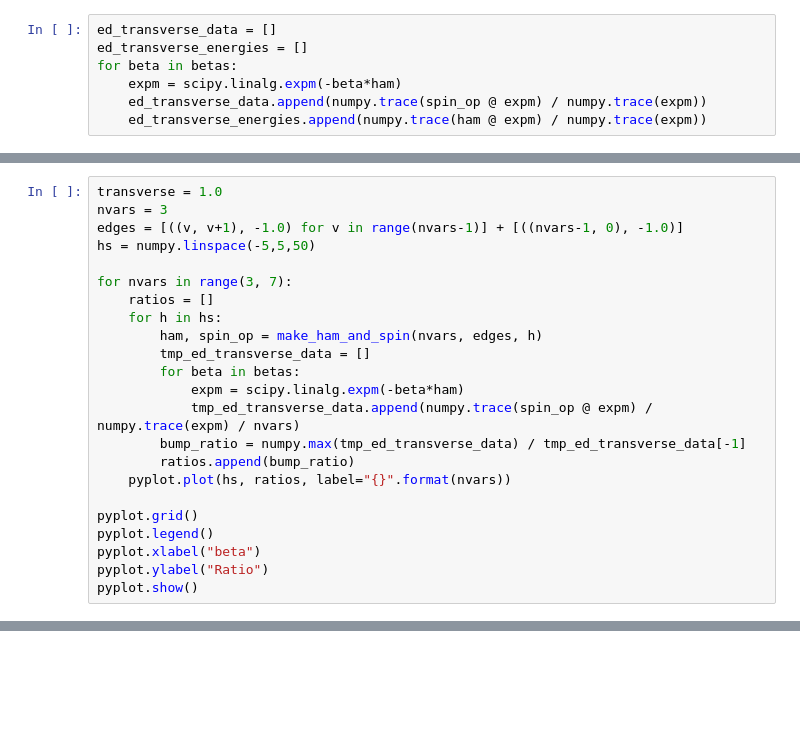
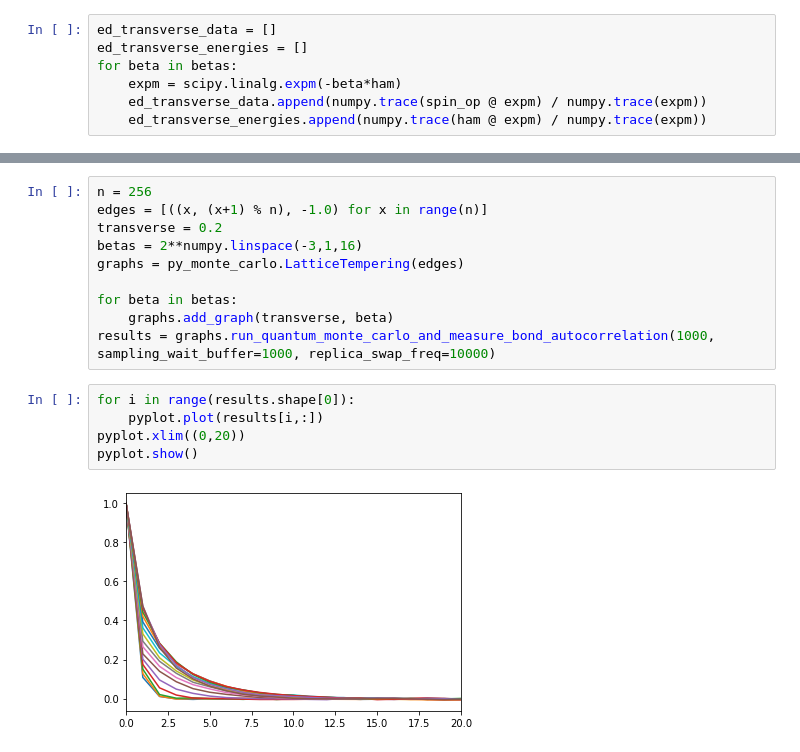
Before and after one commit to Renmusxd/DWave48, a Jupyter notebook: jupyter_notebook/MonteCarloTests-REPLICAS.ipynb, the cells around one changed output, grey strips where cells are left out. Saved outputs shown, nothing was run; the diff lists cells and outputs as text; blank space fills up the shorter version.

```diff
--- a/jupyter_notebook/MonteCarloTests-REPLICAS.ipynb
+++ b/jupyter_notebook/MonteCarloTests-REPLICAS.ipynb
@@ -566,23 +60,0 @@ pyplot.show()
-# %%
-transverse = 1.0
-nvars = 3
-edges = [((v, v+1), -1.0) for v in range(nvars-1)] + [((nvars-1, 0), -1.0)]
-hs = numpy.linspace(-5,5,50)
-
-for nvars in range(3, 7):
-    ratios = []
-    for h in hs:
-        ham, spin_op = make_ham_and_spin(nvars, edges, h)
-        tmp_ed_transverse_data = []
-        for beta in betas:
-            expm = scipy.linalg.expm(-beta*ham)
-            tmp_ed_transverse_data.append(numpy.trace(spin_op @ expm) / numpy.trace(expm) / nvars)
-        bump_ratio = numpy.max(tmp_ed_transverse_data) / tmp_ed_transverse_data[-1]
-        ratios.append(bump_ratio)
-    pyplot.plot(hs, ratios, label="{}".format(nvars))
-
-pyplot.grid()
-pyplot.legend()
-pyplot.xlabel("beta")
-pyplot.ylabel("Ratio")
-pyplot.show()
@@ -588,0 +85,17 @@ pyplot.show()
+# %%
+n = 256
+edges = [((x, (x+1) % n), -1.0) for x in range(n)]
+transverse = 0.2
+betas = 2**numpy.linspace(-3,1,16)
+graphs = py_monte_carlo.LatticeTempering(edges)
+
+for beta in betas:
+    graphs.add_graph(transverse, beta)
+results = graphs.run_quantum_monte_carlo_and_measure_bond_autocorrelation(1000, sampling_wait_buffer=1000, replica_swap_freq=10000)
+# %%
+for i in range(results.shape[0]):
+    pyplot.plot(results[i,:])
+pyplot.xlim((0,20))
+pyplot.show()
+# %% [output]
+[figure, added]
```
Also changed, not shown: parts of 54 cells of this notebook, 6 other files.
